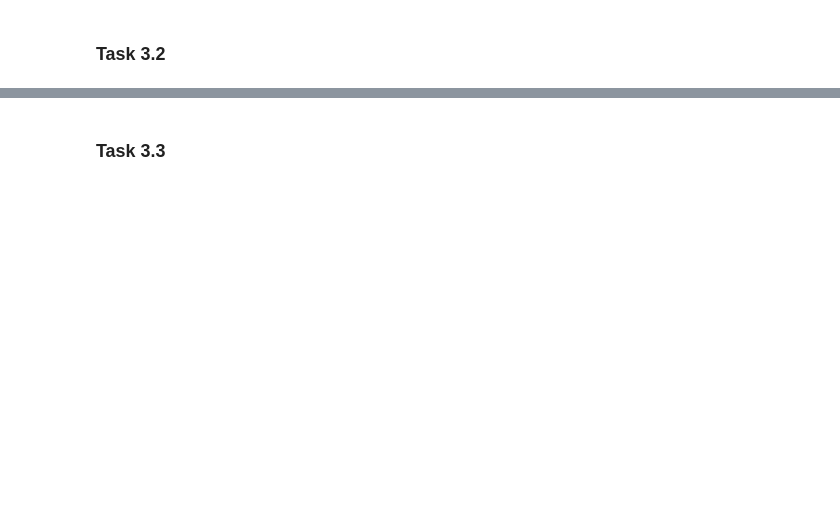
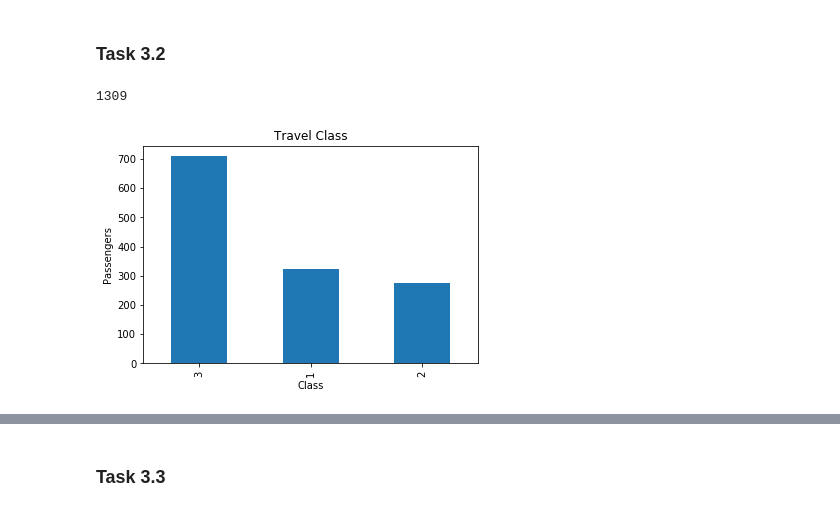
Before and after one commit to denhardt/ADA2017_GroupWork, a Jupyter notebook: 01 - Pandas and Data Wrangling/Homework 1.ipynb, the cells around one changed output, grey strips where cells are left out. Saved outputs shown, nothing was run; the diff lists cells and outputs as text; code cells hidden in the pictures; blank space fills up the shorter version.

```diff
--- a/01 - Pandas and Data Wrangling/Homework 1.ipynb
+++ b/01 - Pandas and Data Wrangling/Homework 1.ipynb
@@ -136,2 +136,15 @@ Int64Index([1, 2, 3], dtype='int64')
 # %% [markdown]
 ### Task 3.2
+# %%
+# Question: Plot a histogram for the travel class attribute
+%matplotlib inline
+
+
+hist_plot = df.pclass.value_counts().plot(kind='bar')
+hist_plot.set_title('Travel Class')
+hist_plot.set_xlabel('Class')
+hist_plot.set_ylabel('Passengers')
+np.sum(df.pclass.value_counts())
+# %% [output]
+1309
+[figure, added]
```
Also changed, not shown: parts of 11 cells of this notebook.
